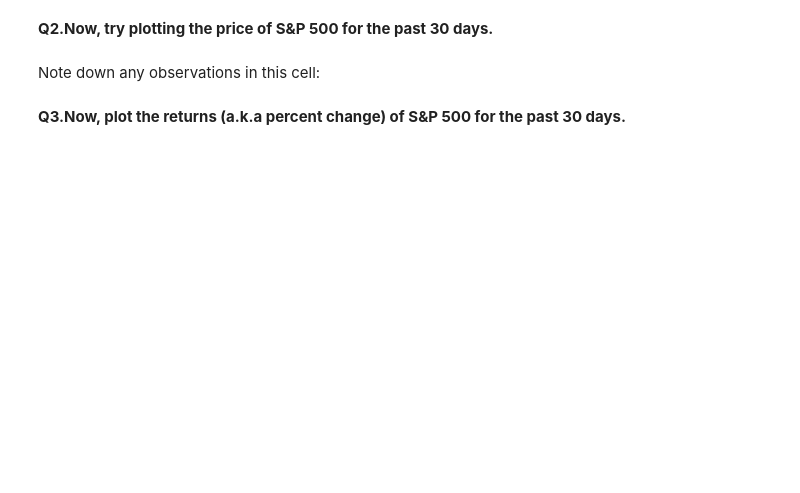
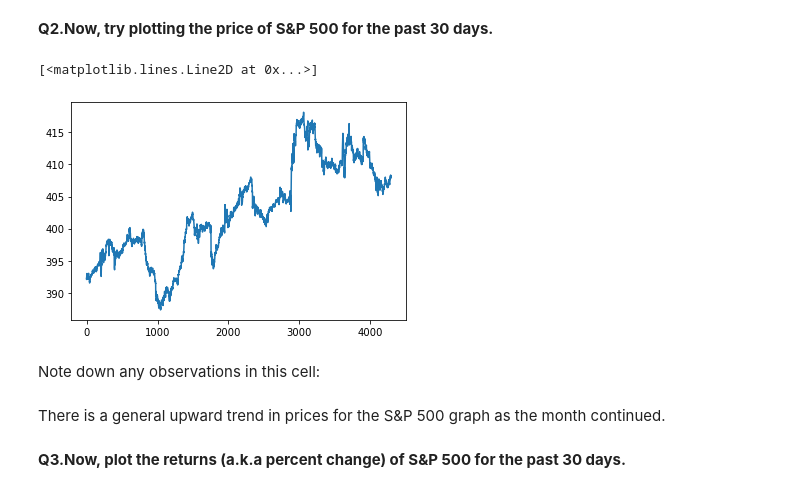
Before and after one commit to naveinsuresh/cs198_quant_finance, a Jupyter notebook: hw0.ipynb, the cells around one changed output. Drawn from its saved outputs; the diff is of its cells as text; code cells hidden in the pictures; blank space fills up the shorter version.

```diff
--- a/hw0.ipynb
+++ b/hw0.ipynb
@@ -607,3 +631,11 @@ Your graph should look like this:
 Now, let's explore stock data using `yfinance`.
 # %% [markdown]
 **Q1.Import `yfinance` and get the S&P 500, APPL, MSFT, and GOOG data. The granularity should be minute level data for the past 30 days.**
+# %%
+import yfinance as yf
+
+data1 = yf.Ticker("SPY").history(period='1mo', interval='2m', actions=False)
+data2 = yf.Ticker("AAPL").history(period='1mo', interval='2m', actions=False)
+data3 = yf.Ticker("MSFT").history(period='1mo', interval='2m', actions=False)
+data4 = yf.Ticker("GOOG").history(period='1mo', interval='2m', actions=False)
+data1
@@ -610,6 +657,14 @@ Now, let's explore stock data using `yfinance`.
 # %% [markdown]
 **Q2.Now, try plotting the price of S&P 500 for the past 30 days.**
+# %%
+import numpy as np
+plt.plot(np.asarray(data1["Close"], dtype=float))
+# %% [output]
+[<matplotlib.lines.Line2D at 0x...>]
+[figure, added]
 # %% [markdown]
 Note down any observations in this cell:
+# %% [markdown]
+There is a general upward trend in prices for the S&P 500 graph as the month continued.
 # %% [markdown]
 **Q3.Now, plot the returns (a.k.a percent change) of S&P 500 for the past 30 days.**
```
Also changed, not shown: parts of 15 cells of this notebook.
